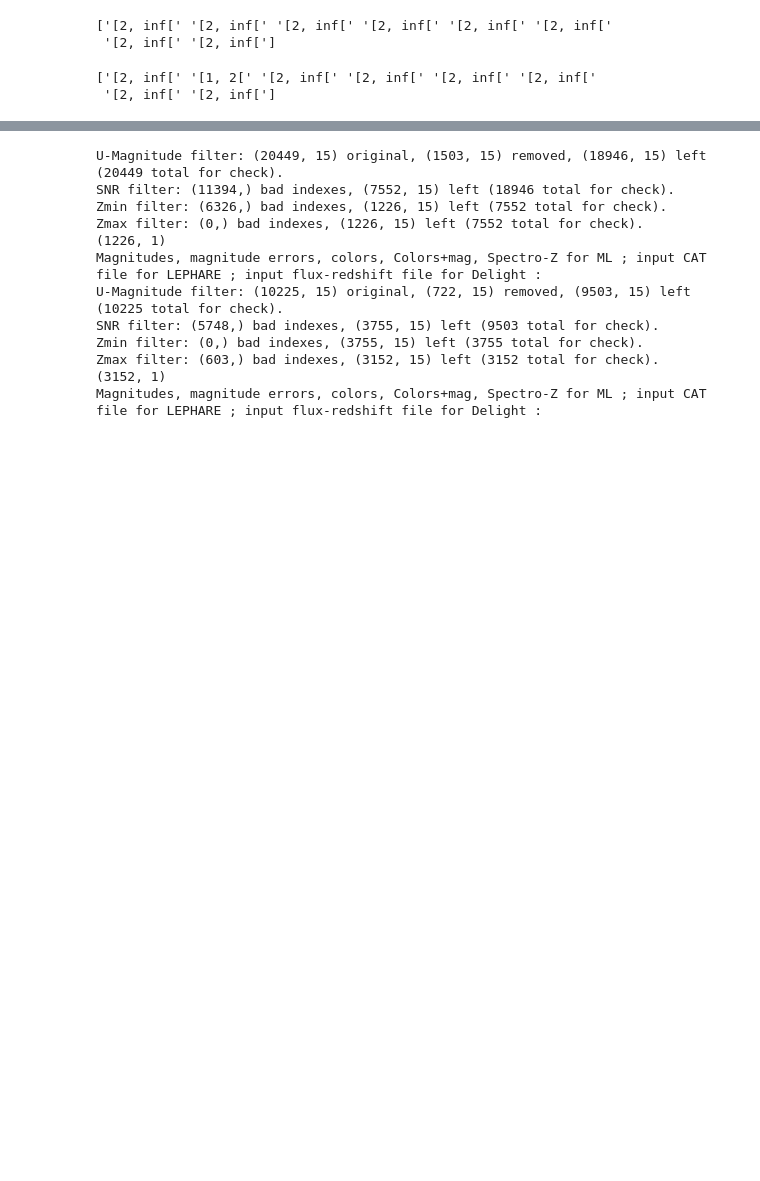
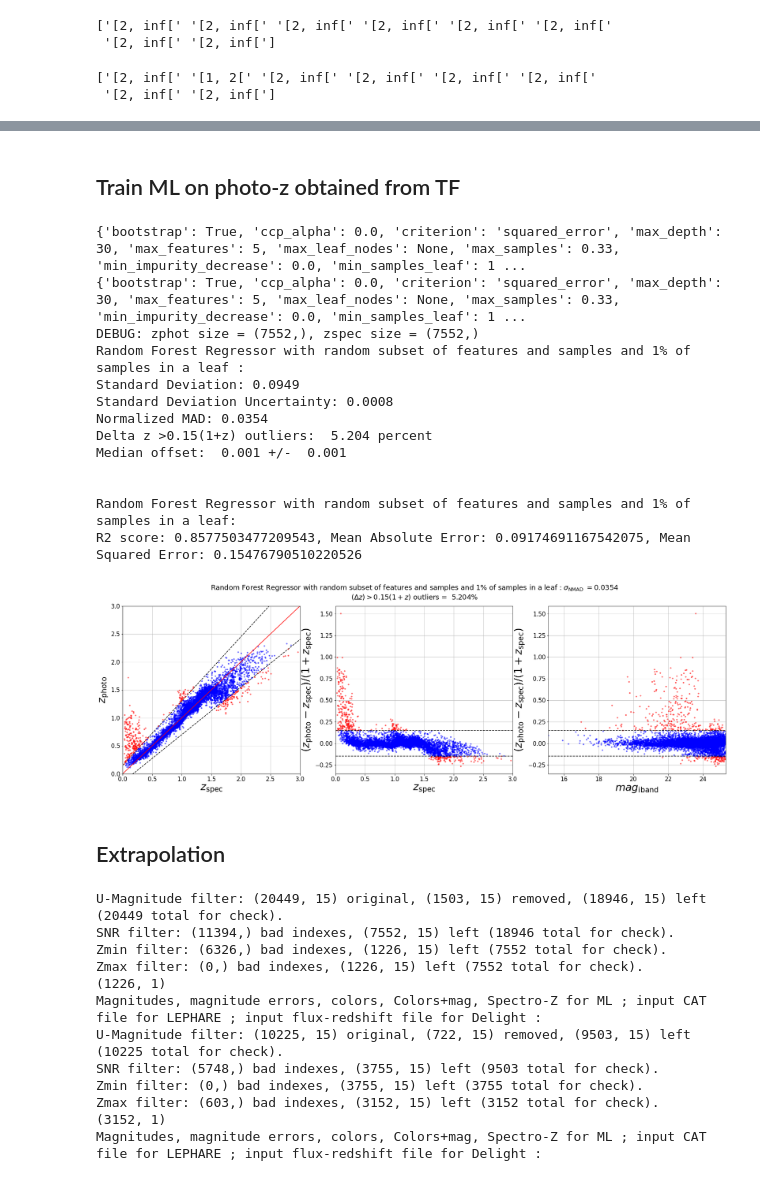
Before and after one commit to sylvielsstfr/Intern2022_PhotoZ, a Jupyter notebook: compare_estimators.ipynb, the cells around one changed output, grey strips where cells are left out. Cells and saved outputs as stored; diff of their text form; code cells hidden in the pictures; blank space fills up the shorter version.

Commit message:
Added an hybrid method : train ML on averaged TF results. Seems to show improvements compared to TF only.

```diff
--- a/compare_estimators.ipynb
+++ b/compare_estimators.ipynb
@@ -814,3 +814,36 @@ R2 score: 0.71905542657442, Mean Absolute Error: 0.13961046033648472, Mean Squar
+# %% [markdown]
+## Train ML on photo-z obtained from TF
+# %%
+regrn_qui = RandomForestRegressor(n_estimators = nb_est, max_depth = reg_depth, max_features = 5, max_samples = 0.33, warm_start=True) #, min_samples_leaf=0.001)
+zphotForTraining = (zp + metrics[:, i_zmap] + metricscww[:, i_zmap]) / 3
+regrn_qui.fit(test_data_all, zphotForTraining)
+print(regrn_qui.get_params())
+regrn_qui.set_params(n_estimators = 2*nb_est)
+print(regrn_qui.get_params())
+regrn_qui.fit(train_data_all, train_z.ravel())
+z_phot_qui = regrn_qui.predict(test_data_all)
+plot_and_stats(test_z.ravel(), z_phot_qui, test_data_mags[:, 3], title='Random Forest Regressor with random subset of features and samples and 1% of samples in a leaf')
+r2_ML_qui = r2_score(z_phot_qui, test_z.ravel())
+mae_ML_qui = mean_absolute_error(z_phot_qui, test_z.ravel())
+mse_ML_qui = np.sqrt(mean_squared_error(z_phot_qui, test_z.ravel()))
+print('Random Forest Regressor with random subset of features and samples and 1% of samples in a leaf:\nR2 score: {}, Mean Absolute Error: {}, Mean Squared Error: {}'.format(r2_ML_qui, mae_ML_qui, mse_ML_qui))
+# %% [output]
+{'bootstrap': True, 'ccp_alpha': 0.0, 'criterion': 'squared_error', 'max_depth': 30, 'max_features': 5, 'max_leaf_nodes': None, 'max_samples': 0.33, 'min_impurity_decrease': 0.0, 'min_samples_leaf': 1 ...
+{'bootstrap': True, 'ccp_alpha': 0.0, 'criterion': 'squared_error', 'max_depth': 30, 'max_features': 5, 'max_leaf_nodes': None, 'max_samples': 0.33, 'min_impurity_decrease': 0.0, 'min_samples_leaf': 1 ...
+DEBUG: zphot size = (7552,), zspec size = (7552,)
+Random Forest Regressor with random subset of features and samples and 1% of samples in a leaf :
+Standard Deviation: 0.0949
+Standard Deviation Uncertainty: 0.0008
+Normalized MAD: 0.0354
+Delta z >0.15(1+z) outliers:  5.204 percent
+Median offset:  0.001 +/-  0.001
+
+
+Random Forest Regressor with random subset of features and samples and 1% of samples in a leaf:
+R2 score: 0.8577503477209543, Mean Absolute Error: 0.09174691167542075, Mean Squared Error: 0.15476790510220526
+[figure, added]
+# %% [markdown]
+## Extrapolation
 # %%
 delight_paramFile          = 'parameters_DESC-DC2_extrap.cfg'        # usually in paramDir
 test_fileout_lephare       = 'test_DC2_VALID_CAT_IN_highZ.in'       # file name only - will be created in the appropriate directory, until this is automated
```
Also changed, not shown: parts of 26 cells of this notebook.
